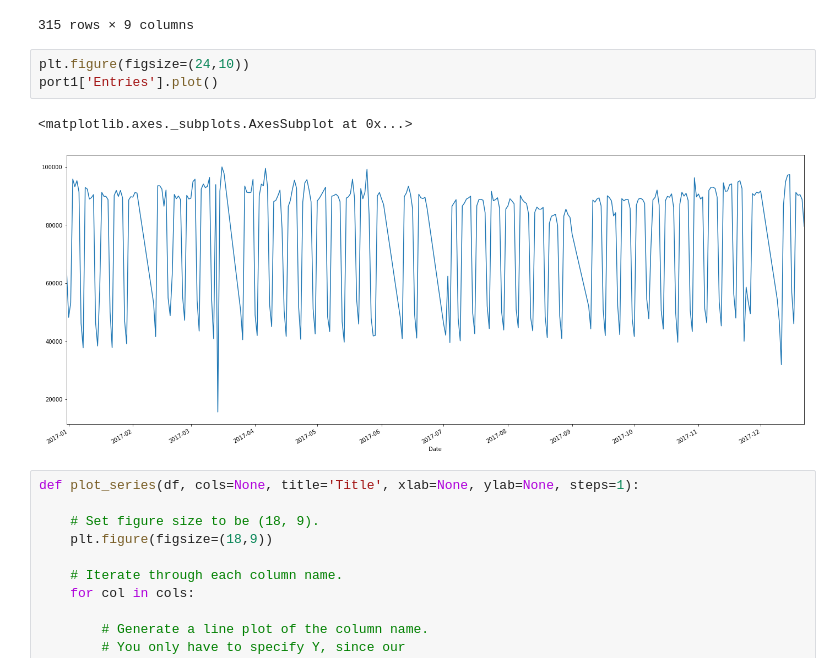
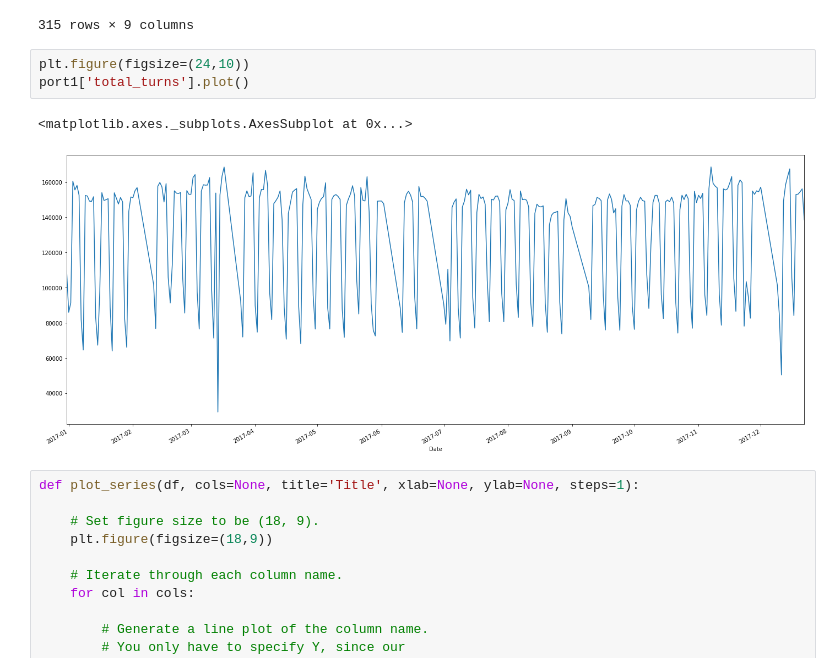
Before and after one commit to gsrankel/Capstone, a Jupyter notebook: Modeling.ipynb, the cells around one changed output. Drawn from its saved outputs; the diff is of its cells as text.

```diff
--- a/Modeling.ipynb
+++ b/Modeling.ipynb
@@ -823,10 +861,10 @@ port1
 315 rows × 9 columns
 # %%
 plt.figure(figsize=(24,10))
-port1['Entries'].plot()
+port1['total_turns'].plot()
 # %% [output]
 <matplotlib.axes._subplots.AxesSubplot at 0x...>
-[figure, old version]
+[figure, new version]
 # %%
 def plot_series(df, cols=None, title='Title', xlab=None, ylab=None, steps=1):
 
```
Also changed, not shown: parts of 79 cells of this notebook, 2 other files.
